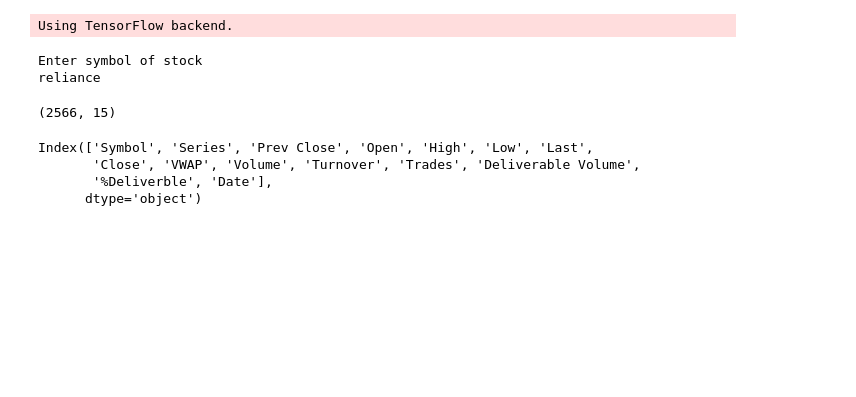
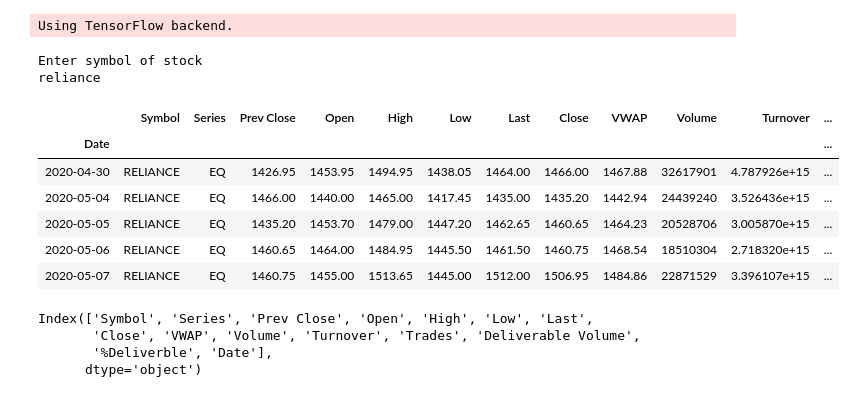
Before and after one commit to abhiwalia15/AI-for-Finance-Stocks-real-time-analysis-, a Jupyter notebook: RealTime/Final_main_inoxleisur.ipynb, the cells around one changed output. Cells and saved outputs as stored; diff of their text form; code cells hidden in the pictures; blank space fills up the shorter version.

```diff
--- a/RealTime/Final_main_inoxleisur.ipynb
+++ b/RealTime/Final_main_inoxleisur.ipynb
@@ -23,9 +23,14 @@ Enter symbol of stock
 reliance
 # %%
 df.tail()
-df.shape
 # %% [output]
-(2566, 15)
+|  | Symbol | Series | Prev Close | Open | High | Low | Last | Close | VWAP | Volume | Turnover | ... |
+| Date |  |  |  |  |  |  |  |  |  |  |  | ... |
+| 2020-04-30 | RELIANCE | EQ | 1426.95 | 1453.95 | 1494.95 | 1438.05 | 1464.00 | 1466.00 | 1467.88 | 32617901 | 4.787926e+15 | ... |
+| 2020-05-04 | RELIANCE | EQ | 1466.00 | 1440.00 | 1465.00 | 1417.45 | 1435.00 | 1435.20 | 1442.94 | 24439240 | 3.526436e+15 | ... |
+| 2020-05-05 | RELIANCE | EQ | 1435.20 | 1453.70 | 1479.00 | 1447.20 | 1462.65 | 1460.65 | 1464.23 | 20528706 | 3.005870e+15 | ... |
+| 2020-05-06 | RELIANCE | EQ | 1460.65 | 1464.00 | 1484.95 | 1445.50 | 1461.50 | 1460.75 | 1468.54 | 18510304 | 2.718320e+15 | ... |
+| 2020-05-07 | RELIANCE | EQ | 1460.75 | 1455.00 | 1513.65 | 1445.00 | 1512.00 | 1506.95 | 1484.86 | 22871529 | 3.396107e+15 | ... |
 # %%
 df.columns
 # %% [output]
```
Also changed, not shown: parts of 2 cells of this notebook.
